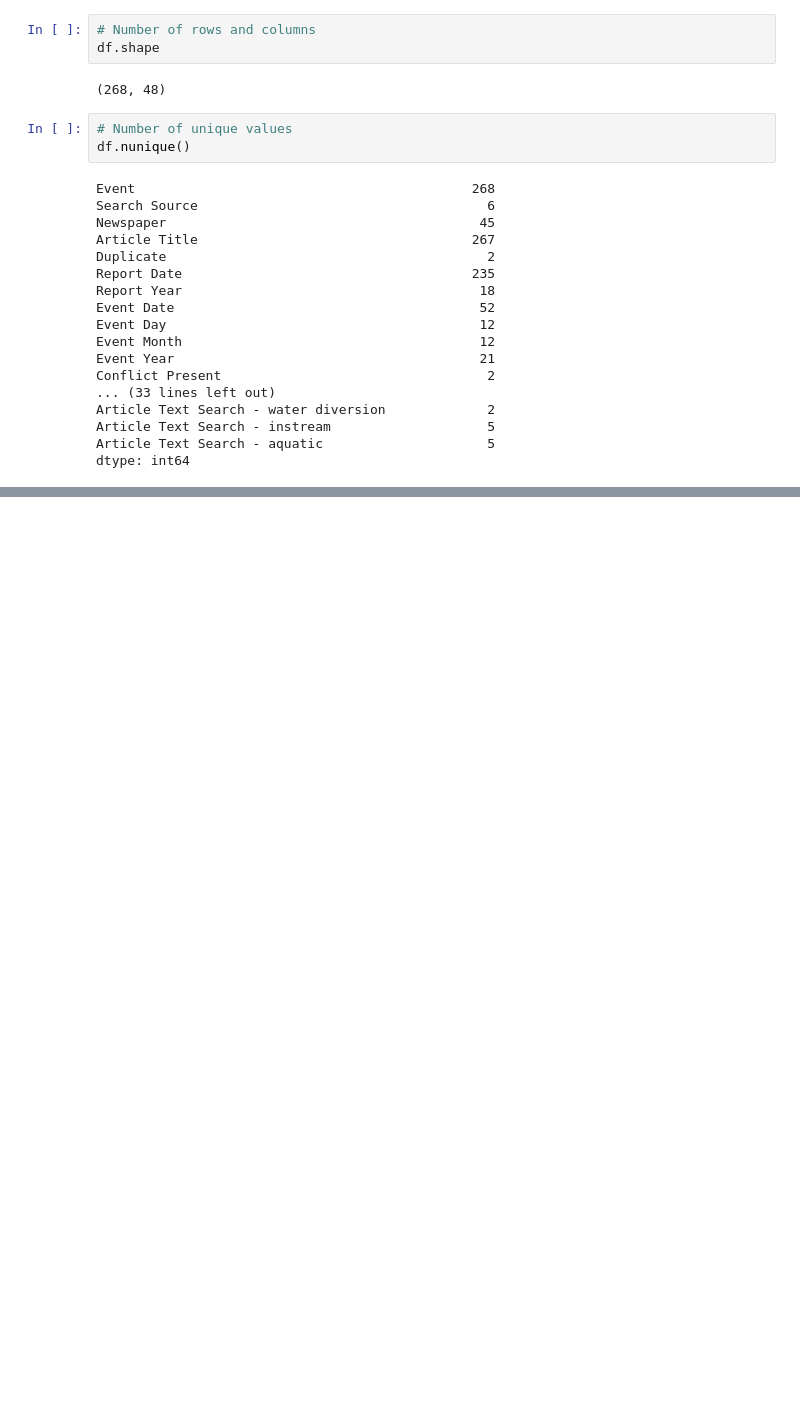
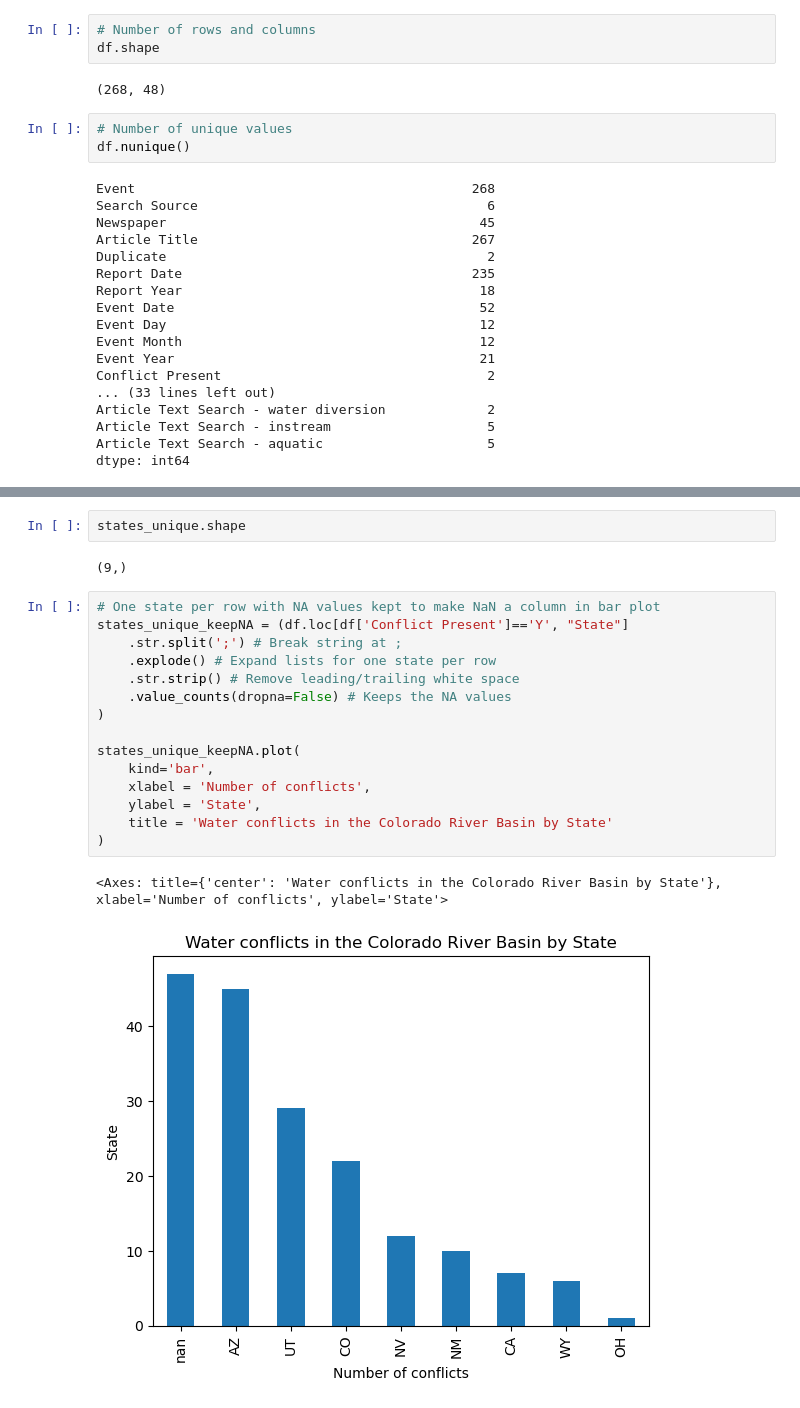
Before and after one commit to sarahhinkley/eds220-2026-sections, a Jupyter notebook: section-2-co-basin-water-conflicts.ipynb, the cells around one changed output, grey strips where cells are left out. Drawn from its saved outputs; the diff is of its cells as text; blank space fills up the shorter version.

```diff
--- a/section-2-co-basin-water-conflicts.ipynb
+++ b/section-2-co-basin-water-conflicts.ipynb
@@ -85,0 +239,22 @@ dtype: int64
+# %%
+states_unique.shape
+# %% [output]
+(9,)
+# %%
+# One state per row with NA values kept to make NaN a column in bar plot
+states_unique_keepNA = (df.loc[df['Conflict Present']=='Y', "State"]
+    .str.split(';') # Break string at ;
+    .explode() # Expand lists for one state per row
+    .str.strip() # Remove leading/trailing white space
+    .value_counts(dropna=False) # Keeps the NA values
+)
+
+states_unique_keepNA.plot(
+    kind='bar',
+    xlabel = 'Number of conflicts',
+    ylabel = 'State',
+    title = 'Water conflicts in the Colorado River Basin by State'
+)
+# %% [output]
+<Axes: title={'center': 'Water conflicts in the Colorado River Basin by State'}, xlabel='Number of conflicts', ylabel='State'>
+[figure, added]
```
Also changed, not shown: parts of 21 cells of this notebook.
